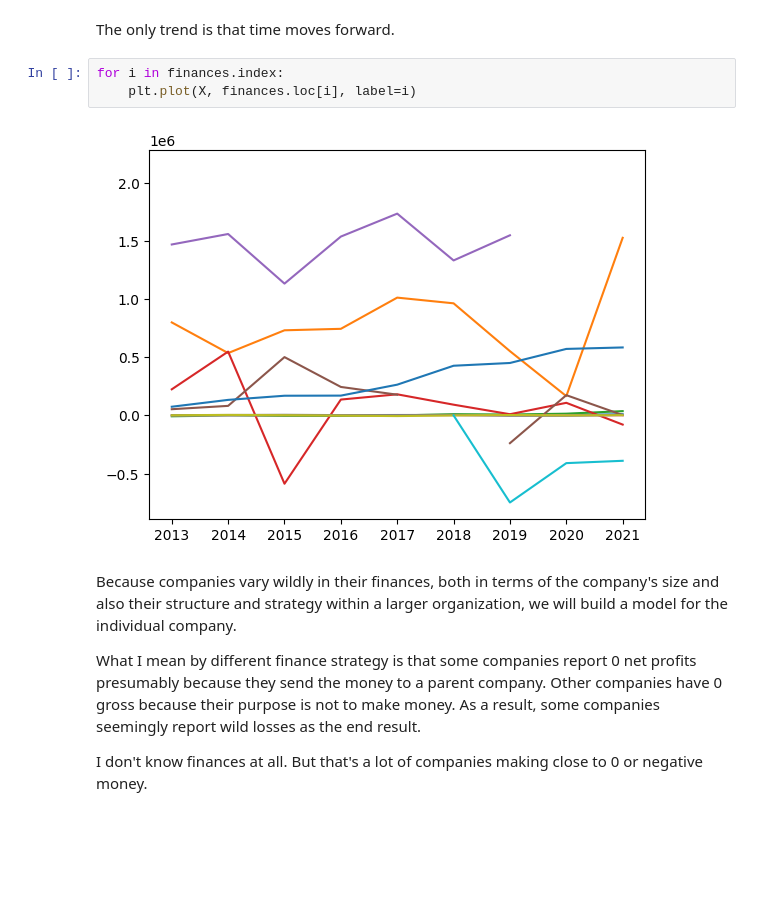
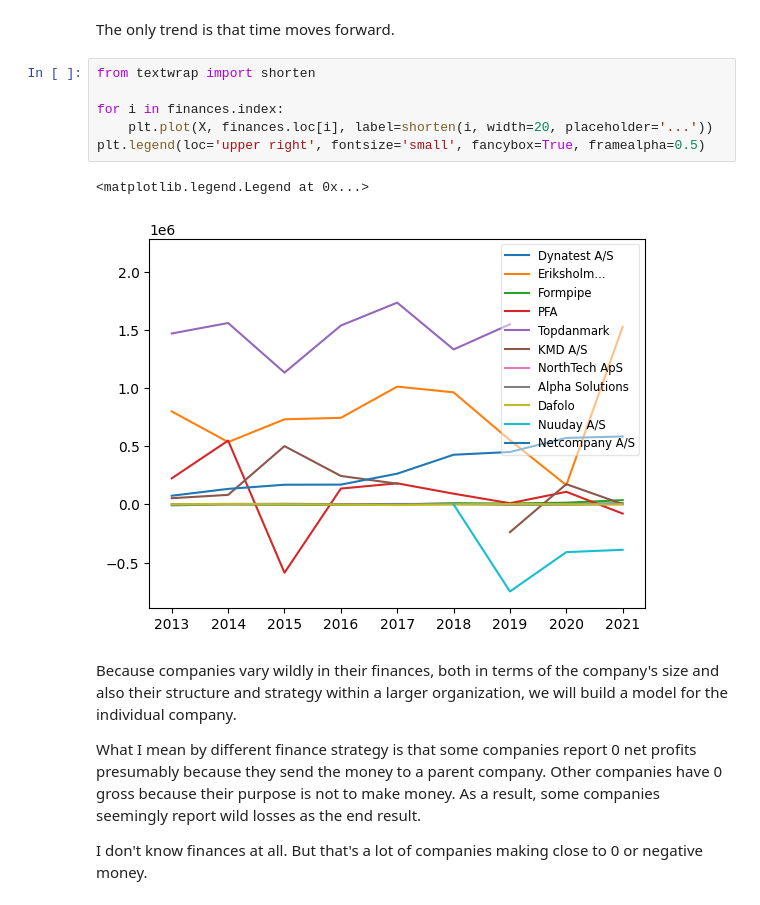
Before and after one commit to KD131/soft-sem1-datascience-sp1, a Jupyter notebook: internship_data.ipynb, the cells around one changed output. Drawn from its saved outputs; the diff is of its cells as text; blank space fills up the shorter version.

Commit message:
adds legends to plots

```diff
--- a/internship_data.ipynb
+++ b/internship_data.ipynb
@@ -613,10 +613,14 @@ plt.scatter([X]*len(finances), y)
 # %% [markdown]
 The only trend is that time moves forward.
 # %%
+from textwrap import shorten
+
 for i in finances.index:
-    plt.plot(X, finances.loc[i], label=i)
+    plt.plot(X, finances.loc[i], label=shorten(i, width=20, placeholder='...'))
+plt.legend(loc='upper right', fontsize='small', fancybox=True, framealpha=0.5)
 # %% [output]
+<matplotlib.legend.Legend at 0x...>
-[figure, old version]
+[figure, new version]
 # %% [markdown]
 Because companies vary wildly in their finances, both in terms of the company's size and also their structure and strategy within a larger organization, we will build a model for the individual company.
 
```
Also changed, not shown: parts of 2 cells of this notebook.
